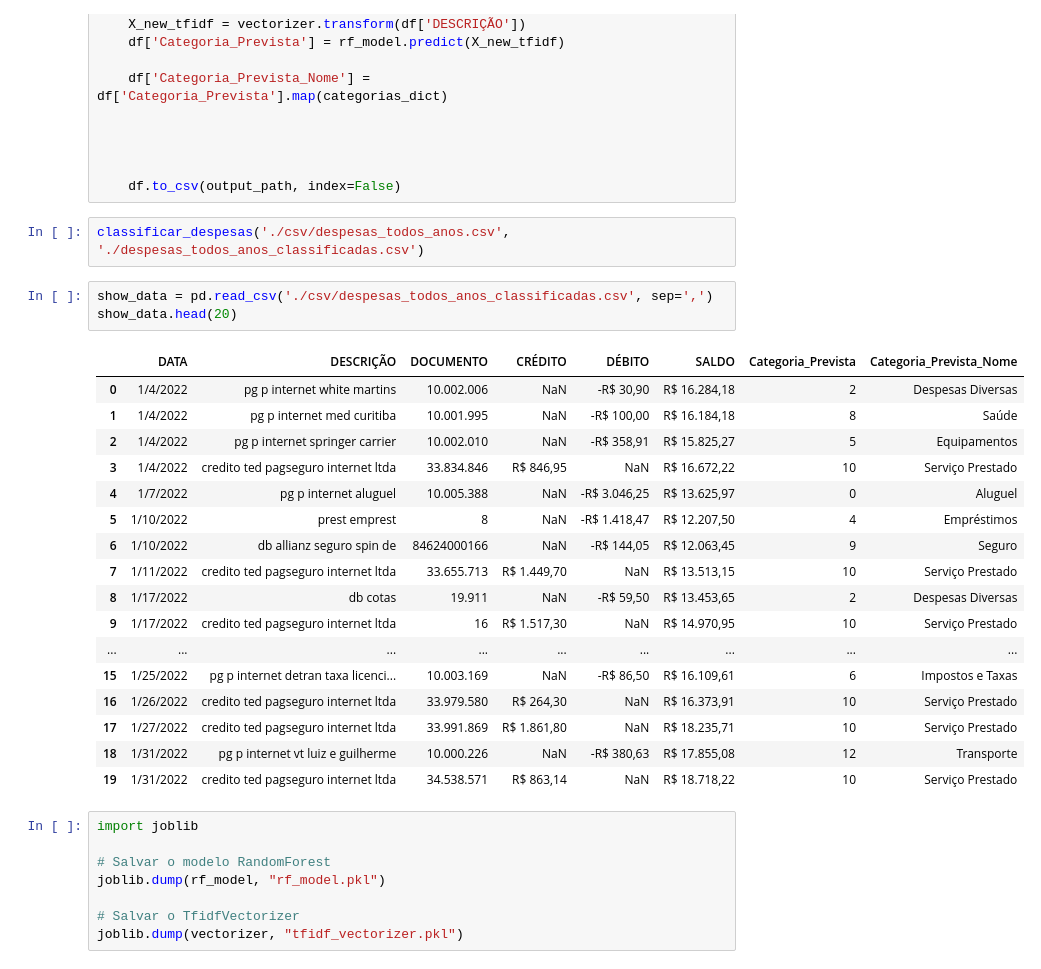
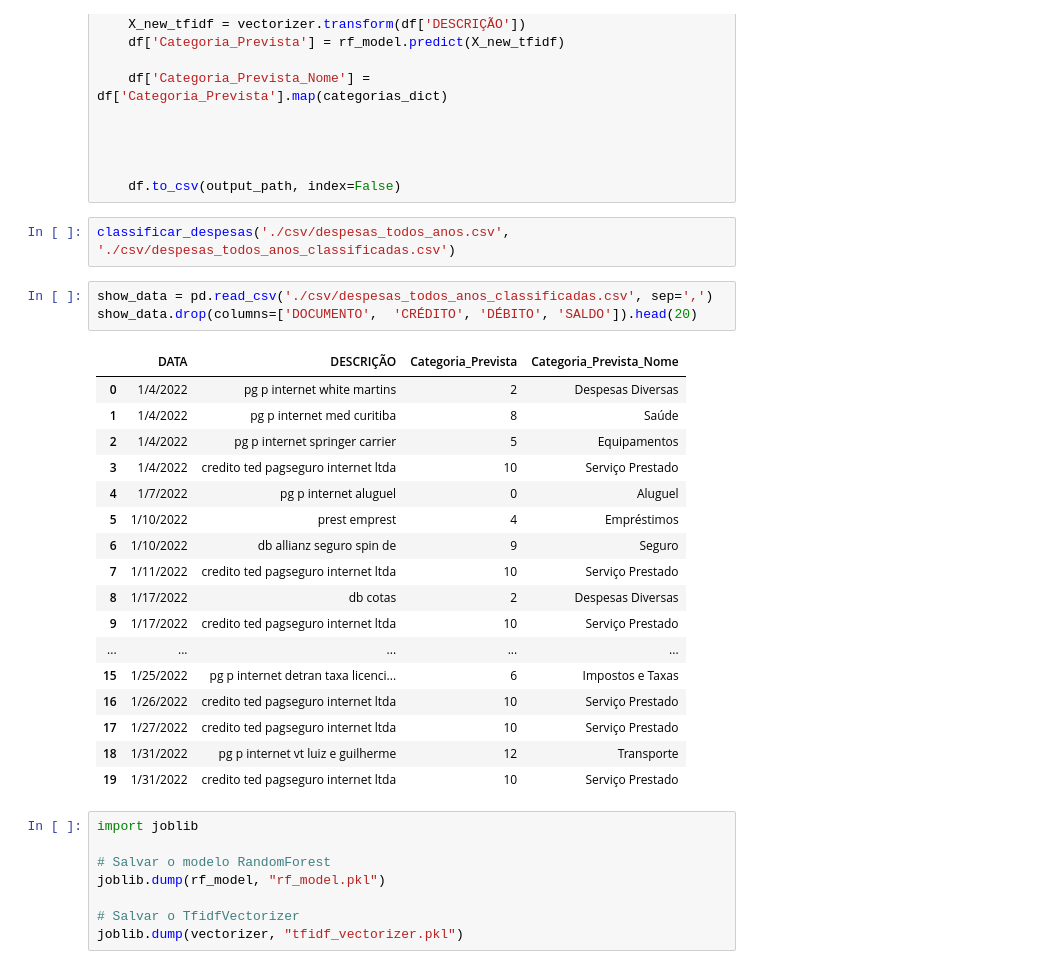
Before and after one commit to Chroma-CESAR/model_bancoCrea, a Jupyter notebook: model.ipynb, the cells around one changed output. Drawn from its saved outputs; the diff is of its cells as text.

```diff
--- a/model.ipynb
+++ b/model.ipynb
@@ -194,28 +194,28 @@ def classificar_despesas(input_path, output_path):
 
     df.to_csv(output_path, index=False)
 # %%
-classificar_despesas('./csv/despesas_todos_anos.csv', './despesas_todos_anos_classificadas.csv')
+classificar_despesas('./csv/despesas_todos_anos.csv', './csv/despesas_todos_anos_classificadas.csv')
 # %%
 show_data = pd.read_csv('./csv/despesas_todos_anos_classificadas.csv', sep=',')
-show_data.head(20)
+show_data.drop(columns=['DOCUMENTO',  'CRÉDITO', 'DÉBITO', 'SALDO']).head(20)
 # %% [output]
-|  | DATA | DESCRIÇÃO | DOCUMENTO | CRÉDITO | DÉBITO | SALDO | Categoria_Prevista | Categoria_Prevista_Nome |
-| 0 | 1/4/2022 | pg p internet white martins | 10.002.006 | NaN | -R$ 30,90 | R$ 16.284,18 | 2 | Despesas Diversas |
-| 1 | 1/4/2022 | pg p internet med curitiba | 10.001.995 | NaN | -R$ 100,00 | R$ 16.184,18 | 8 | Saúde |
-| 2 | 1/4/2022 | pg p internet springer carrier | 10.002.010 | NaN | -R$ 358,91 | R$ 15.825,27 | 5 | Equipamentos |
-| 3 | 1/4/2022 | credito ted pagseguro internet ltda | 33.834.846 | R$ 846,95 | NaN | R$ 16.672,22 | 10 | Serviço Prestado |
-| 4 | 1/7/2022 | pg p internet aluguel | 10.005.388 | NaN | -R$ 3.046,25 | R$ 13.625,97 | 0 | Aluguel |
-| 5 | 1/10/2022 | prest emprest | 8 | NaN | -R$ 1.418,47 | R$ 12.207,50 | 4 | Empréstimos |
-| 6 | 1/10/2022 | db allianz seguro spin de | 84624000166 | NaN | -R$ 144,05 | R$ 12.063,45 | 9 | Seguro |
-| 7 | 1/11/2022 | credito ted pagseguro internet ltda | 33.655.713 | R$ 1.449,70 | NaN | R$ 13.513,15 | 10 | Serviço Prestado |
-| 8 | 1/17/2022 | db cotas | 19.911 | NaN | -R$ 59,50 | R$ 13.453,65 | 2 | Despesas Diversas |
-| 9 | 1/17/2022 | credito ted pagseguro internet ltda | 16 | R$ 1.517,30 | NaN | R$ 14.970,95 | 10 | Serviço Prestado |
-| ... | ... | ... | ... | ... | ... | ... | ... | ... |
-| 15 | 1/25/2022 | pg p internet detran taxa licenci... | 10.003.169 | NaN | -R$ 86,50 | R$ 16.109,61 | 6 | Impostos e Taxas |
-| 16 | 1/26/2022 | credito ted pagseguro internet ltda | 33.979.580 | R$ 264,30 | NaN | R$ 16.373,91 | 10 | Serviço Prestado |
-| 17 | 1/27/2022 | credito ted pagseguro internet ltda | 33.991.869 | R$ 1.861,80 | NaN | R$ 18.235,71 | 10 | Serviço Prestado |
-| 18 | 1/31/2022 | pg p internet vt luiz e guilherme | 10.000.226 | NaN | -R$ 380,63 | R$ 17.855,08 | 12 | Transporte |
-| 19 | 1/31/2022 | credito ted pagseguro internet ltda | 34.538.571 | R$ 863,14 | NaN | R$ 18.718,22 | 10 | Serviço Prestado |
+|  | DATA | DESCRIÇÃO | Categoria_Prevista | Categoria_Prevista_Nome |
+| 0 | 1/4/2022 | pg p internet white martins | 2 | Despesas Diversas |
+| 1 | 1/4/2022 | pg p internet med curitiba | 8 | Saúde |
+| 2 | 1/4/2022 | pg p internet springer carrier | 5 | Equipamentos |
+| 3 | 1/4/2022 | credito ted pagseguro internet ltda | 10 | Serviço Prestado |
+| 4 | 1/7/2022 | pg p internet aluguel | 0 | Aluguel |
+| 5 | 1/10/2022 | prest emprest | 4 | Empréstimos |
+| 6 | 1/10/2022 | db allianz seguro spin de | 9 | Seguro |
+| 7 | 1/11/2022 | credito ted pagseguro internet ltda | 10 | Serviço Prestado |
+| 8 | 1/17/2022 | db cotas | 2 | Despesas Diversas |
+| 9 | 1/17/2022 | credito ted pagseguro internet ltda | 10 | Serviço Prestado |
+| ... | ... | ... | ... | ... |
+| 15 | 1/25/2022 | pg p internet detran taxa licenci... | 6 | Impostos e Taxas |
+| 16 | 1/26/2022 | credito ted pagseguro internet ltda | 10 | Serviço Prestado |
+| 17 | 1/27/2022 | credito ted pagseguro internet ltda | 10 | Serviço Prestado |
+| 18 | 1/31/2022 | pg p internet vt luiz e guilherme | 12 | Transporte |
+| 19 | 1/31/2022 | credito ted pagseguro internet ltda | 10 | Serviço Prestado |
 # %%
 import joblib
 
```
Also changed, not shown: parts of 2 cells of this notebook.
